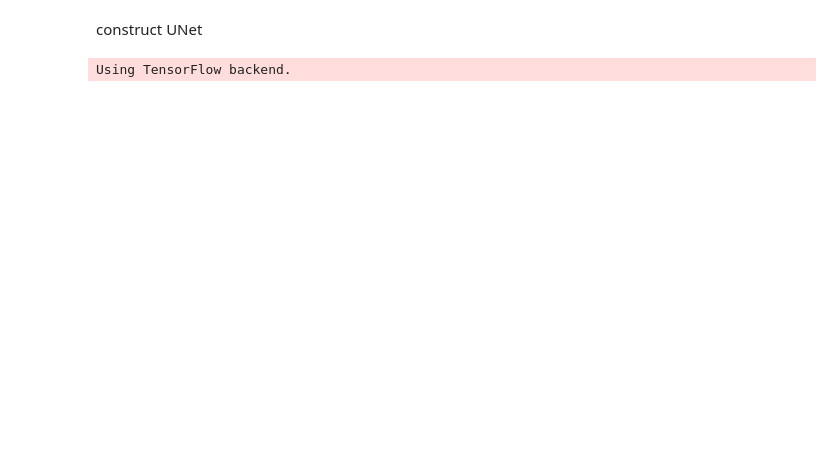
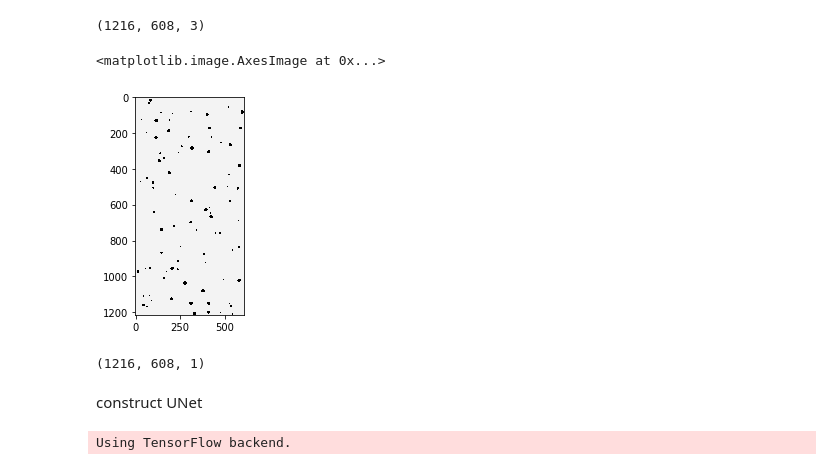
Before and after one commit to nickball007/hehe_PL, a Jupyter notebook: data_generator.ipynb, the cells around one changed output. Drawn from its saved outputs; the diff is of its cells as text; code cells hidden in the pictures; blank space fills up the shorter version.

```diff
--- a/data_generator.ipynb
+++ b/data_generator.ipynb
@@ -12,7 +12,7 @@ min_noise = 50
 max_noise = 150
 min_radius = 1
 max_radius = 10
-num_channels = 4
+num_channels = 3
 img_shape = (img_height, img_width, num_channels)
 num_classes = 1
 # %%
@@ -22,15 +26,15 @@ img_shape
 # %%
 class draw_circle_by_opencv:
     def draw_circle_on_image(img_height, img_width, min_noise, max_noise, min_radius, max_radius):
-        image = np.zeros([img_height, img_width,4])
-        background_color = random.uniform(0.5,1)
-        image[:,:] = (background_color,background_color ,background_color , 1)
+        image = np.zeros([img_height, img_width,num_channels])
+        background_color = random.uniform(0.2,1)
+        image[:,:] = (background_color,background_color ,background_color)
 
         for _ in range(min_noise, max_noise):
             radius = randint(min_radius, max_radius)
             x = randint(0, img_width)
             y = randint(0, img_height)
-            cv2.circle(image,(x, y), radius, (0,0,0,1), -1) # -1 means fill up
+            cv2.circle(image,(x, y), radius, (0,0,0), -1) # -1 means fill up
 
         return(image)
 # %%
@@ -49,0 +58,11 @@ def get_output(input_image):
+# %%
+x = get_input()
+# %%
+x.shape
+# %% [output]
+(1216, 608, 3)
+# %%
+plt.imshow(x, cmap='gray')
+# %% [output]
+<matplotlib.image.AxesImage at 0x...>
+[figure, added]
@@ -50,3 +73,7 @@ def get_output(input_image):
+# %%
+y.shape
+# %% [output]
+(1216, 608, 1)
 # %%
 # def preprocess_input(image):
 
```
Also changed, not shown: parts of 25 cells of this notebook, 1 other file.
